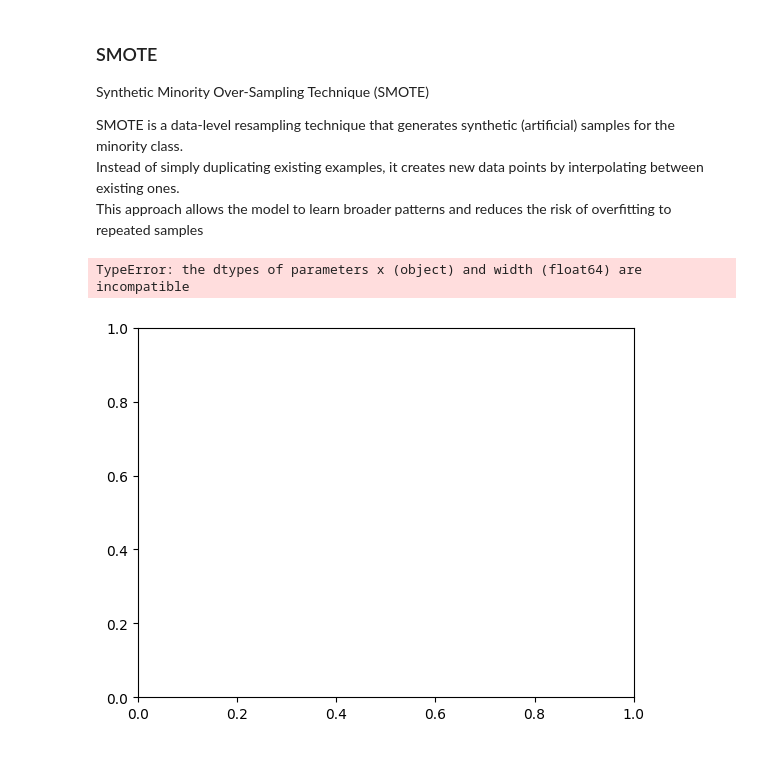
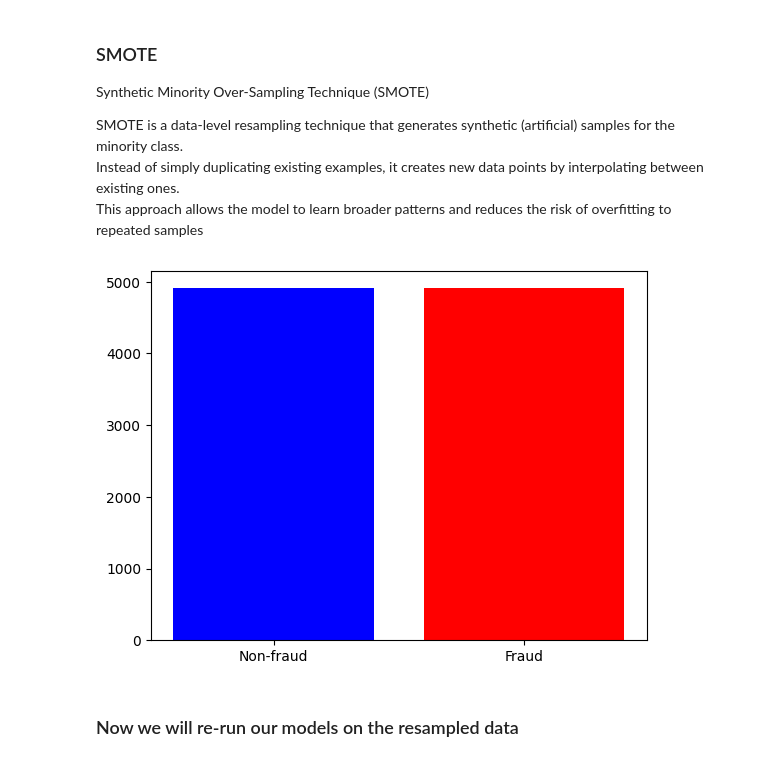
Before and after one commit to leta199/Fraud-Detection, a Jupyter notebook: modelling/Fraud detection.ipynb, the cells around one changed output. Saved outputs shown, nothing was run; the diff lists cells and outputs as text; code cells hidden in the pictures.

```diff
--- a/modelling/Fraud detection.ipynb
+++ b/modelling/Fraud detection.ipynb
@@ -364,7 +364,13 @@ from imblearn.over_sampling import SMOTE
 smote = SMOTE(sampling_strategy="minority", random_state= 123)
 x_train_s, y_train_s =  smote.fit_resample(x_train, y_train)
 # %%
-plt.bar(y_train_s.value_counts().index, y_train_s.value_counts().values)
+counts = y_train_s.value_counts() #getting the count of our resampled fraud and non fraud data  points
+
+
+plt.bar(range(len(counts)),counts.values, color = ['blue','red']) #plotting our resampled data on a bar graph
+plt.xticks([0,1],['Non-fraud','Fraud'])
+plt.show()
 # %% [output]
-TypeError: the dtypes of parameters x (object) and width (float64) are incompatible
-[figure, old version]
+[figure, new version]
+# %% [markdown]
+### Now we will re-run our models on the resampled data
```
Also changed, not shown: parts of 7 cells of this notebook.
